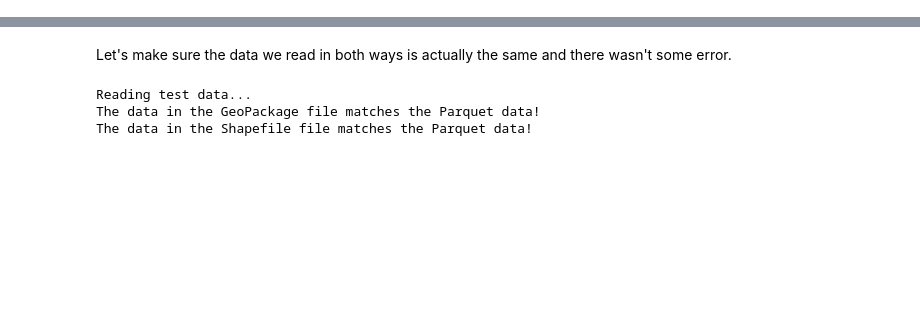
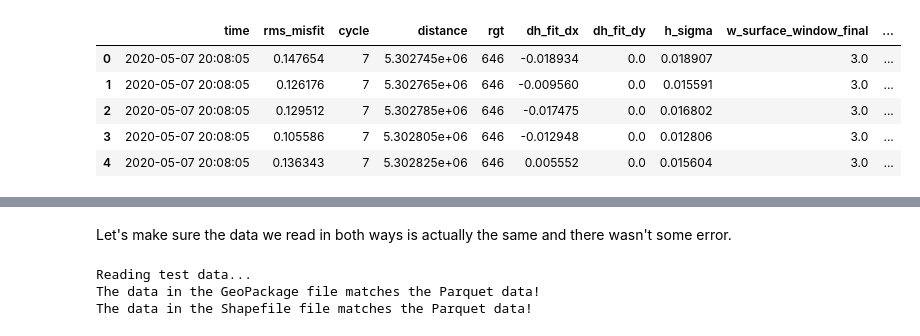
Before and after one commit to jonm3D/geobench, a Jupyter notebook: gpkg_vs_parquet_benchmark.ipynb, the cells around one changed output, grey strips where cells are left out. Saved outputs shown, nothing was run; the diff lists cells and outputs as text; code cells hidden in the pictures; blank space fills up the shorter version.

```diff
--- a/gpkg_vs_parquet_benchmark.ipynb
+++ b/gpkg_vs_parquet_benchmark.ipynb
@@ -24,84 +31,10 @@ from matplotlib.ticker import MaxNLocator
 path_to_file = "/home/jovyan/geobench/data/larger.gpkg"
 bench_dir = "/home/jovyan/geobench/outputs"
 
-def write_geo_data(df, filename, format, driver, use_pyogrio=True):
-    engine = "pyogrio" if use_pyogrio else None
-    gdf_to_save = df.copy()
-
-    # Convert datetime column to string
-    if 'time' in gdf_to_save.columns:
-        gdf_to_save['time'] = gdf_to_save['time'].astype(str)
-
-    # Handle column naming restrictions for ESRI Shapefile
-    if format == 'shapefile':
-        for col in gdf_to_save.columns:
-            if len(col) > 10:
-                gdf_to_save.rename(columns={col: col[:10]}, inplace=True)
-
-    if format == 'parquet':
-        gdf_to_save.to_parquet(os.path.join(bench_dir, filename))
-    else:
-        gdf_to_save.to_file(os.path.join(bench_dir, filename), driver=driver, engine=engine)
-
-def read_geo_data(filename, format, use_pyogrio=True):
-    engine = "pyogrio" if use_pyogrio else None
-
-    if format == 'parquet':
-        gdf = gpd.read_parquet(os.path.join(bench_dir, filename))
-    else:
-        gdf = gpd.read_file(os.path.join(bench_dir, filename), engine=engine)
-
-    # Convert string column back to datetime
-    if 'time' in gdf.columns:
-        gdf['time'] = pd.to_datetime(gdf['time'])
-
-    return gdf
-
-# Load the dataframe
+# Load / inspect the dataframe
 df = gpd.read_file(path_to_file, engine="pyogrio")
 
-number_of_repeats = 5
+display(df.head())
 
-formats = [
-    {'filename': 'test.parquet', 'format': 'parquet', 'driver': None, 'label': 'parquet'},
-    {'filename': 'test.gpkg', 'format': 'geopackage', 'driver': 'GPKG', 'label': 'gpkg (pyogrio)'},
-    {'filename': 'test.gpkg', 'format': 'geopackage', 'driver': 'GPKG', 'label': 'gpkg', 'use_pyogrio': False},
-    {'filename': 'test.shp', 'format': 'shapefile', 'driver': 'ESRI Shapefile', 'label': 'shp (pyogrio)'},
-    {'filename': 'test.shp', 'format': 'shapefile', 'driver': 'ESRI Shapefile', 'label': 'shp', 'use_pyogrio': False},
-    # {'filename': 'test.fgb', 'format': 'flatgeobuf', 'driver': 'FlatGeobuf', 'label': 'fgb'}
-]
-
-write_results = []
-read_results = []
-
-for fmt in formats:
-    print(f"Benchmarking {fmt['label']} write...")
-    write_time = timeit.timeit(lambda: write_geo_data(df, fmt['filename'], fmt['format'], fmt['driver'], fmt.get('use_pyogrio', True)), number=number_of_repeats) / number_of_repeats
-    print(f"Average write time: {write_time}")
-    write_results.append({
-        'Format': fmt['label'],
-        'Average Write Time (s)': write_time
-    })
-
-    print(f"Benchmarking {fmt['label']} read...")
-    read_time = timeit.timeit(lambda: read_geo_data(fmt['filename'], fmt['format'], fmt.get('use_pyogrio', True)), number=number_of_repeats) / number_of_repeats
-    print(f"Average read time: {read_time}\n")
-    read_results.append({
-        'Format': fmt['label'],
-        'Average Read Time (s)': read_time
-    })
-
-write_df = pd.DataFrame(write_results)
-read_df = pd.DataFrame(read_results)
-
-combined_df = write_df.merge(read_df, on='Format')
-melted_df = combined_df.melt(id_vars=['Format'], value_vars=['Average Write Time (s)', 'Average Read Time (s)'])
-
-# Simplify the variable names for the hue labels
-melted_df['variable'] = melted_df['variable'].replace({
-    'Average Write Time (s)': 'Write',
-    'Average Read Time (s)': 'Read'
-})
-
-melted_df = melted_df.sort_values(by='value', ascending=True)
+df.sample(1000).drop(columns='time').explore()
 # %% [output]
@@ -124,0 +41,6 @@ Average read time: 23.034670016914607
+|  | time | rms_misfit | cycle | distance | rgt | dh_fit_dx | dh_fit_dy | h_sigma | w_surface_window_final | ... |
+| 0 | 2020-05-07 20:08:05 | 0.147654 | 7 | 5.302745e+06 | 646 | -0.018934 | 0.0 | 0.018907 | 3.0 | ... |
+| 1 | 2020-05-07 20:08:05 | 0.126176 | 7 | 5.302765e+06 | 646 | -0.009560 | 0.0 | 0.015591 | 3.0 | ... |
+| 2 | 2020-05-07 20:08:05 | 0.129512 | 7 | 5.302785e+06 | 646 | -0.017475 | 0.0 | 0.016802 | 3.0 | ... |
+| 3 | 2020-05-07 20:08:05 | 0.105586 | 7 | 5.302805e+06 | 646 | -0.012948 | 0.0 | 0.012806 | 3.0 | ... |
+| 4 | 2020-05-07 20:08:05 | 0.136343 | 7 | 5.302825e+06 | 646 | 0.005552 | 0.0 | 0.015604 | 3.0 | ... |
```
Also changed, not shown: parts of 9 cells of this notebook, 2 other files.
